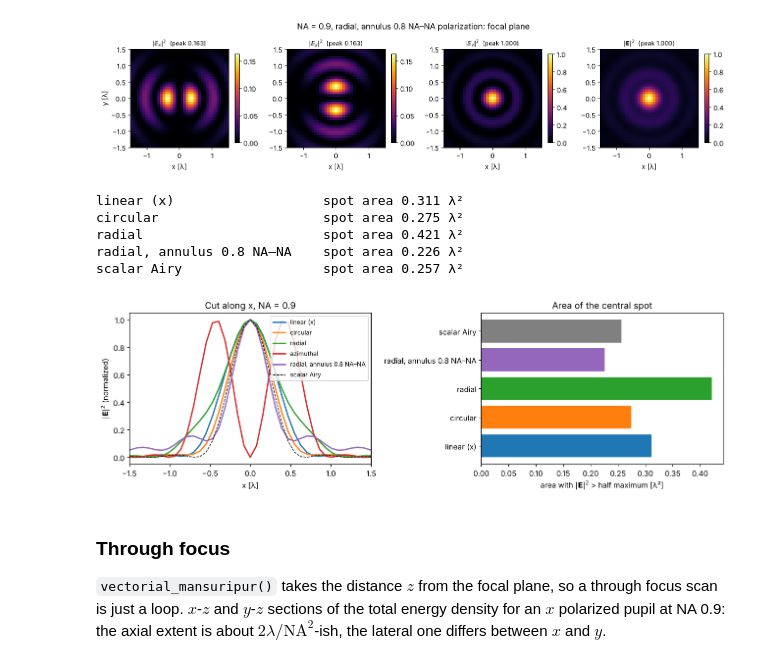
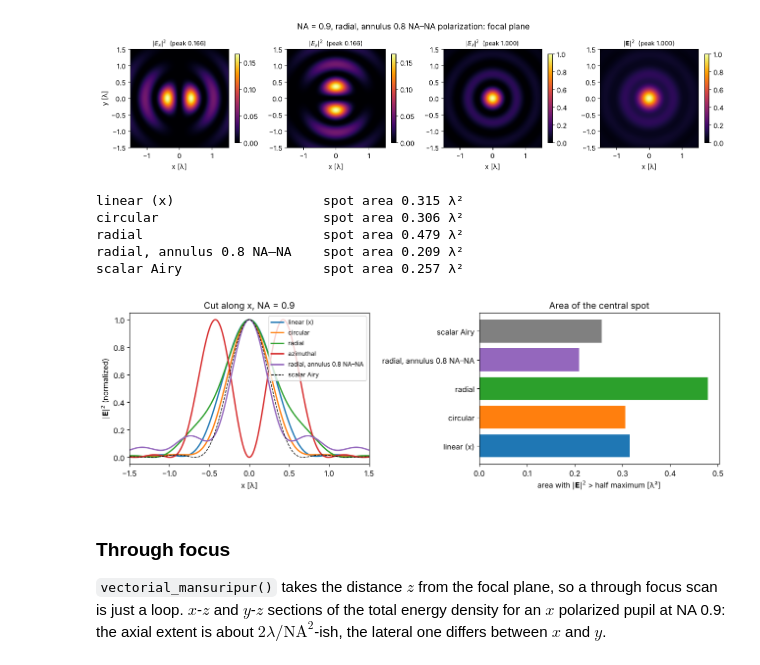
Before and after one commit to EMinsight/pyoptics, a Jupyter notebook: notebooks/02_vectorial_diffraction.ipynb, the cells around one changed output. Drawn from its saved outputs; the diff is of its cells as text; code cells hidden in the pictures.

```diff
--- a/notebooks/02_vectorial_diffraction.ipynb
+++ b/notebooks/02_vectorial_diffraction.ipynb
@@ -208,7 +208,7 @@ spectrum grow like $\exp(|k_z||z|)$. For this real waist field
 $|\mathbf{E}(-z)| = |\mathbf{E}(z)|$ anyway.)
 # %%
 z_vals = np.linspace(0, 4, 61)
-row = 128
+row = len(y)//2
 xz = {"radial": [], "azimuthal": []}
 for z in z_vals:
     for field, name in ((radial, "radial"), (azimuthal, "azimuthal")):
@@ -372,20 +378,25 @@ x, y, X, Y = grid(L, N)
 K_x, K_y = freq_grid(x, y, wavenumbers=True, normal_order=True)
 S = np.hypot(K_x, K_y)/k
 c = N//2
+xf = np.linspace(-1.5, 1.5, 301)       # fine output window for plots (0.01 λ)
+cf = len(xf)//2
 
-def focus(NA, pol=(1, 0), z=0.0, pupil=None, n=1.0):
-    """Vectorial focus of a uniformly filled pupil (or pupil(S) given) with Jones vector pol."""
+def focus(NA, pol=(1, 0), z=0.0, pupil=None, n=1.0, fine=False):
+    """Vectorial focus of a uniformly filled pupil (or pupil(S) given) with Jones vector pol,
+    on the FFT grid x, y or (fine=True) on the window xf, xf by chirp-z transforms."""
     P = np.where(S < NA/n, 1.0 if pupil is None else pupil(S), 0.0)
     if callable(pol):
         p_x, p_y = pol(K_x/k, K_y/k)
     else:
         p_x, p_y = pol
     field = np.stack([inv_FT(p_x*P), inv_FT(p_y*P)], -1)
+    if fine:
+        return vectorial_mansuripur(field, x, y, z, wl, n=n, x_out=xf, y_out=xf)[0]
     return vectorial_mansuripur(field, x, y, z, wl, n=n)[0]
 
 for NA in (0.5, 0.8, 0.95):
-    E = focus(NA)
-    show_components(E, x, y, "", extent_half=1.5, fig_title=f"x polarized, NA = {NA}: focal plane");
+    E = focus(NA, fine=True)
+    show_components(E, xf, xf, "", extent_half=1.5, fig_title=f"x polarized, NA = {NA}: focal plane");
 # %% [output]
 [figure]
 [figure]
@@ -395,12 +406,12 @@ Cuts along $x$ (parallel to the polarization) and $y$, compared with the
 scalar Airy pattern $\left[2J_1(v)/v\right]^2$, $v = k\,\mathrm{NA}\,r$:
 # %%
 fig, axes = plt.subplots(1, 3, figsize=(15, 4), sharey=True)
-xs = x
+xs = xf
 for ax, NA in zip(axes, (0.5, 0.8, 0.95)):
-    E = focus(NA)
+    E = focus(NA, fine=True)
     I = sum(components(E)); I /= I.max()
-    ax.plot(xs, I[c, :], lw=2, label="vectorial, cut along x")
-    ax.plot(xs, I[:, c], lw=2, label="vectorial, cut along y")
+    ax.plot(xs, I[cf, :], lw=2, label="vectorial, cut along x")
+    ax.plot(xs, I[:, cf], lw=2, label="vectorial, cut along y")
     v = k*NA*np.abs(xs) + 1e-12
     ax.plot(xs, (2*j1(v)/v)**2, "k--", lw=1, label="scalar Airy")
     ax.set_xlim(-1.5, 1.5); ax.set_title(f"NA = {NA}"); ax.set_xlabel("position [λ]")
@@ -410,8 +421,8 @@ fig.tight_layout()
 NA_vals = np.linspace(0.2, 0.98, 14)
 fw_x, fw_y = [], []
 for NA in NA_vals:
-    I = sum(components(focus(NA)))
-    fw_x.append(fwhm(x, I[c, :])); fw_y.append(fwhm(y, I[:, c]))
+    I = sum(components(focus(NA, fine=True)))
+    fw_x.append(fwhm(xf, I[cf, :])); fw_y.append(fwhm(xf, I[:, cf]))
 fig, axes = plt.subplots(1, 2, figsize=(12, 4))
 axes[0].plot(NA_vals, np.array(fw_x)*NA_vals, "o-", label="FWHM along x (polarization)")
 axes[0].plot(NA_vals, np.array(fw_y)*NA_vals, "s-", label="FWHM along y")
@@ -508,9 +519,9 @@ cases = [("linear (x)", (1, 0), None), ("circular", (1/np.sqrt(2), 1j/np.sqrt(2)
          ("radial, annulus 0.8 NA–NA", radial_pol, lambda s: (s > 0.8*NA).astype(float))]
 results = {}
 for name, pol, pupil in cases:
-    E = focus(NA, pol=pol, pupil=pupil)
+    E = focus(NA, pol=pol, pupil=pupil, fine=True)
     results[name] = E
-    show_components(E, x, y, "", extent_half=1.5, fig_title=f"NA = {NA}, {name} polarization: focal plane");
+    show_components(E, xf, xf, "", extent_half=1.5, fig_title=f"NA = {NA}, {name} polarization: focal plane");
 # %% [output]
 [figure]
 [figure]
@@ -518,35 +529,35 @@ for name, pol, pupil in cases:
 [figure]
 [figure]
 # %%
-dA = (x[1] - x[0])**2
+dA = (xf[1] - xf[0])**2
 fig, axes = plt.subplots(1, 2, figsize=(13, 4.2))
 names = list(results)
 areas = []
 for i, name in enumerate(names):
     I = sum(components(results[name])); I /= I.max()
-    axes[0].plot(x, I[c, :], lw=2, label=name)
+    axes[0].plot(xf, I[cf, :], lw=2, label=name)
     areas.append(np.sum(I > 0.5)*dA)
-v = k*NA*np.abs(x) + 1e-12
-axes[0].plot(x, (2*j1(v)/v)**2, "k--", lw=1, label="scalar Airy")
+v = k*NA*np.abs(xf) + 1e-12
+axes[0].plot(xf, (2*j1(v)/v)**2, "k--", lw=1, label="scalar Airy")
 axes[0].set_xlim(-1.5, 1.5); axes[0].set_xlabel("x [λ]"); axes[0].set_ylabel("$|\\mathbf{E}|^2$ (normalized)")
 axes[0].legend(fontsize=9); axes[0].set_title(f"Cut along x, NA = {NA}")
 airy_area = np.pi*(0.5145/NA/2)**2
 spots = [i for i, name in enumerate(names) if name != "azimuthal"]   # the doughnut has no central spot
 axes[1].barh([names[i] for i in spots] + ["scalar Airy"], [areas[i] for i in spots] + [airy_area],
              color=[f"C{i}" for i in spots] + ["gray"])
 axes[1].set_xlabel("area with $|\\mathbf{E}|^2$ > half maximum [λ²]")
 axes[1].set_title("Area of the central spot")
 for i in spots:
     print(f"{names[i]:28s} spot area {areas[i]:.3f} λ²")
 print(f"{'scalar Airy':28s} spot area {airy_area:.3f} λ²")
 fig.tight_layout()
 # %% [output]
-linear (x)                   spot area 0.311 λ²
-circular                     spot area 0.275 λ²
-radial                       spot area 0.421 λ²
-radial, annulus 0.8 NA–NA    spot area 0.226 λ²
+linear (x)                   spot area 0.315 λ²
+circular                     spot area 0.306 λ²
+radial                       spot area 0.479 λ²
+radial, annulus 0.8 NA–NA    spot area 0.209 λ²
 scalar Airy                  spot area 0.257 λ²
-[figure, old version]
+[figure, new version]
 # %% [markdown]
 ### Through focus
 
```
Also changed, not shown: parts of 6 cells of this notebook, 2 other files.
